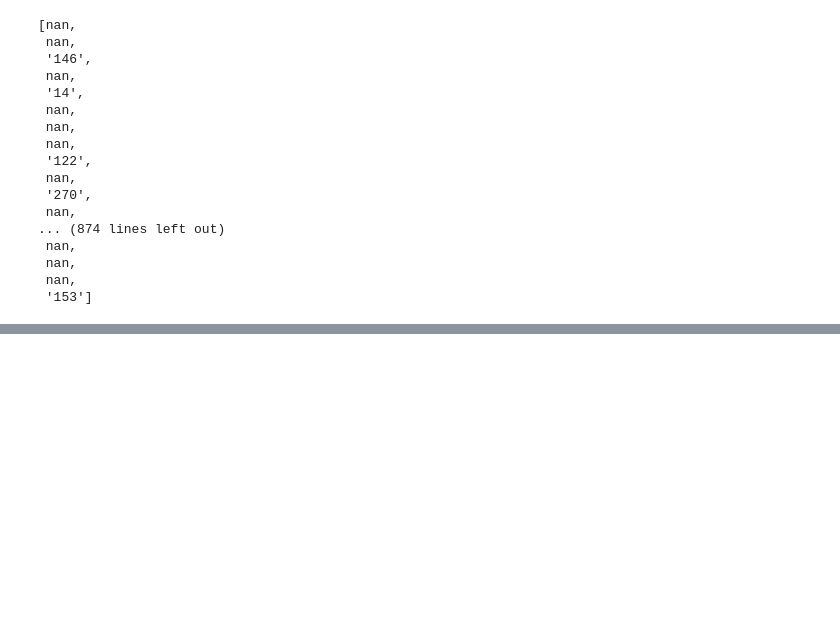
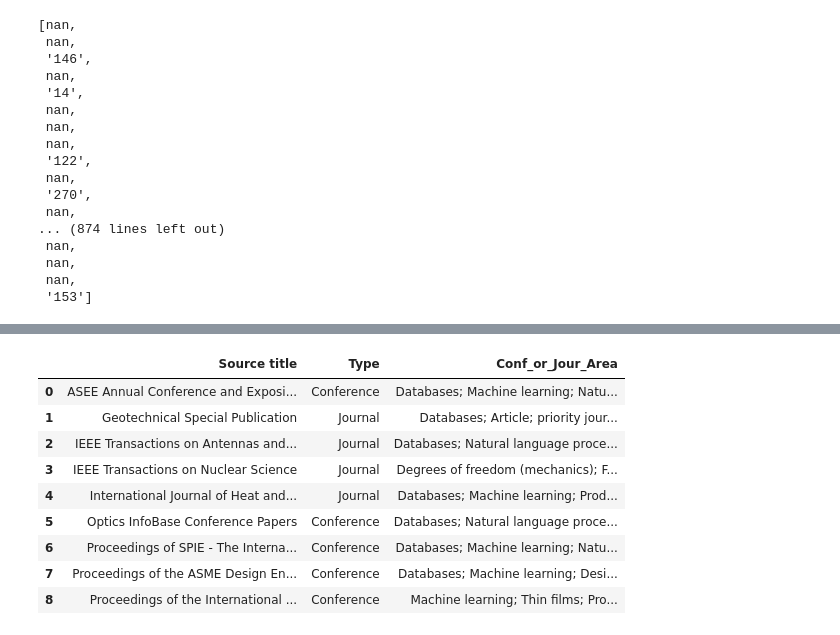
Before and after one commit to SYusupov/SDM_Lab3_GraphDB, a Jupyter notebook: data/Data_Reprocessing.ipynb, the cells around one changed output, grey strips where cells are left out. Cells and saved outputs as stored; diff of their text form; code cells hidden in the pictures; blank space fills up the shorter version.

```diff
--- a/data/Data_Reprocessing.ipynb
+++ b/data/Data_Reprocessing.ipynb
@@ -610,0 +729,8 @@ cite_fake.groupby(["Type"]).count()
+# %%
+a[8].remove('Natural language processing')
+# %%
+conf_jour_area = []
+
+for lst in a:
+    m = "; ".join(lst)
+    conf_jour_area.append(m)
@@ -610,0 +749,17 @@ cite_fake.groupby(["Type"]).count()
+# %%
+conf_jour_keywords = cite_fake.groupby(["Source title","Type"]).count().index.to_frame(index=False)
+# %%
+conf_jour_keywords["Conf_or_Jour_Area"] = conf_jour_area
+# %%
+conf_jour_keywords
+# %% [output]
+|  | Source title | Type | Conf_or_Jour_Area |
+| 0 | ASEE Annual Conference and Exposi... | Conference | Databases; Machine learning; Natu... |
+| 1 | Geotechnical Special Publication | Journal | Databases; Article; priority jour... |
+| 2 | IEEE Transactions on Antennas and... | Journal | Databases; Natural language proce... |
+| 3 | IEEE Transactions on Nuclear Science | Journal | Degrees of freedom (mechanics); F... |
+| 4 | International Journal of Heat and... | Journal | Databases; Machine learning; Prod... |
+| 5 | Optics InfoBase Conference Papers | Conference | Databases; Natural language proce... |
+| 6 | Proceedings of SPIE - The Interna... | Conference | Databases; Machine learning; Natu... |
+| 7 | Proceedings of the ASME Design En... | Conference | Databases; Machine learning; Desi... |
+| 8 | Proceedings of the International ... | Conference | Machine learning; Thin films; Pro... |
```
Also changed, not shown: parts of 17 cells of this notebook, 1 other file.
